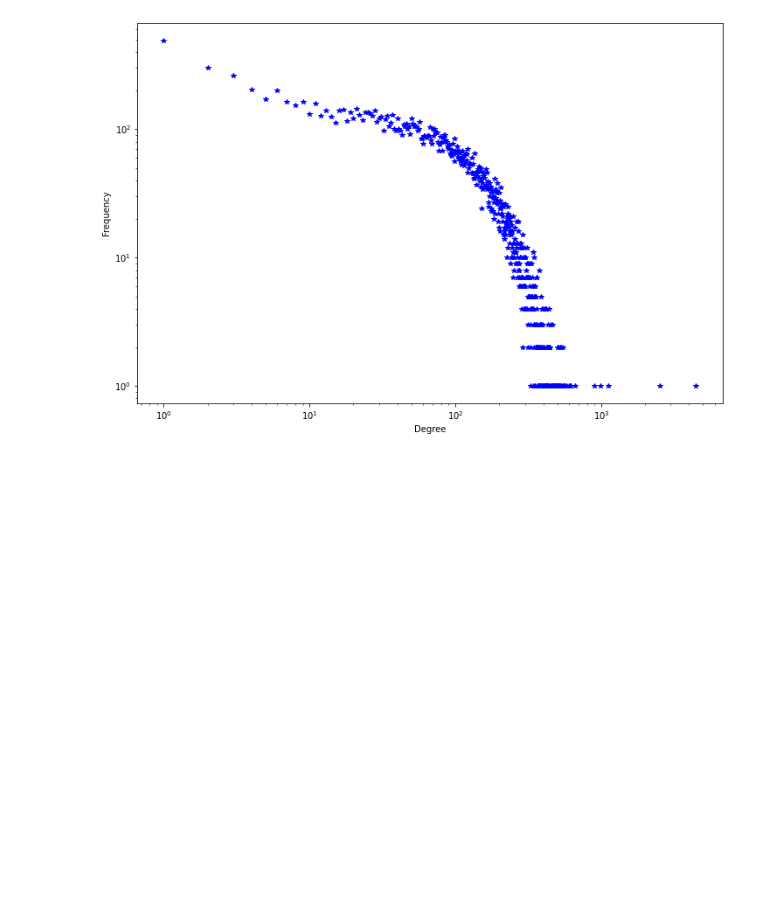
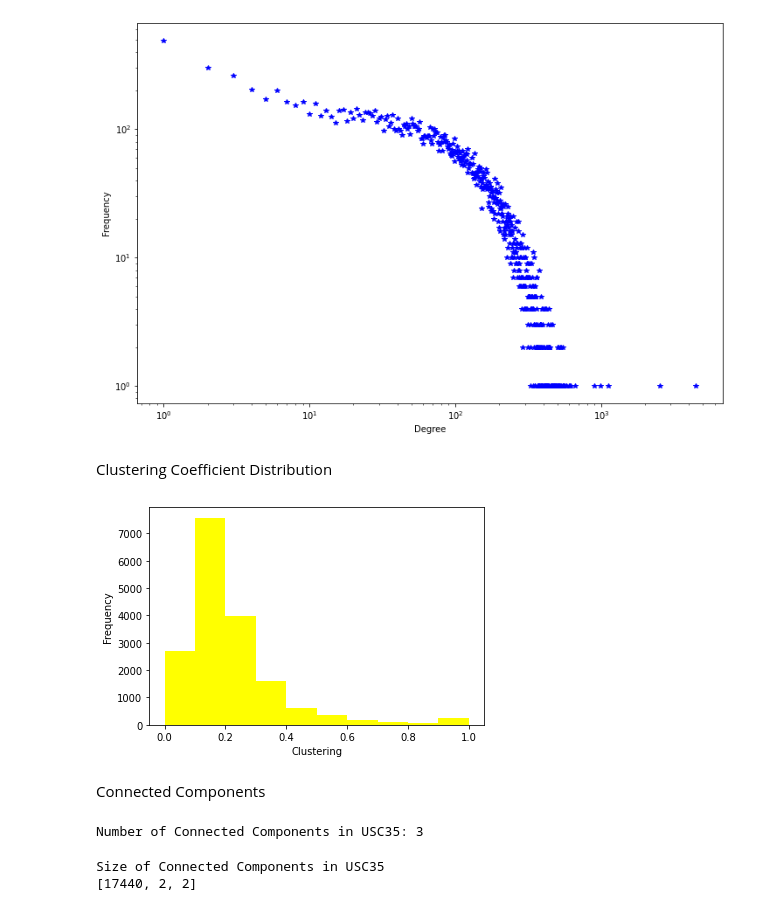
Before and after one commit to AndyBaiMQC/covid-19-transmission, a Jupyter notebook: usc-35/usc35networks.ipynb, the cells around one changed output. Drawn from its saved outputs; the diff is of its cells as text; code cells hidden in the pictures; blank space fills up the shorter version.

```diff
--- a/usc-35/usc35networks.ipynb
+++ b/usc-35/usc35networks.ipynb
@@ -167,3 +169,36 @@ plt.ylabel('Frequency')
 # %% [output]
 Text(0, 0.5, 'Frequency')
 [figure]
+# %% [markdown]
+Clustering Coefficient Distribution
+# %%
+clcc = nx.clustering(G1)
+# %%
+# cmap = plt.get_cmap('autumn')
+norm = plt.Normalize(0, max(clcc.values()))
+# node_colors = [cmap(norm(lcc[node])) for node in gc.nodes]
+fig, ax2 = plt.subplots(ncols=1, figsize=(6, 4))
+# nx.draw_spring(gc, node_color=node_colors, with_labels=True, ax=ax1)
+# fig.colorbar(ScalarMappable(cmap=cmap, norm=norm), label='Clustering', shrink=0.95, ax=ax1)
+
+ax2.hist(clcc.values(), bins=10, color='yellow')
+ax2.set_xlabel('Clustering')
+ax2.set_ylabel('Frequency')
+
+plt.show()
+# %% [output]
+[figure, added]
+# %% [markdown]
+Connected Components
+# %%
+numconcom = nx.number_connected_components(G1)
+print(f"Number of Connected Components in USC35: {numconcom}")
+# %% [output]
+Number of Connected Components in USC35: 3
+# %%
+scc = [len(c) for c in sorted(nx.connected_components(G1), key=len, reverse=True)]
+print("Size of Connected Components in USC35")
+print(scc)
+# %% [output]
+Size of Connected Components in USC35
+[17440, 2, 2]
```
Also changed, not shown: parts of 4 cells of this notebook.
